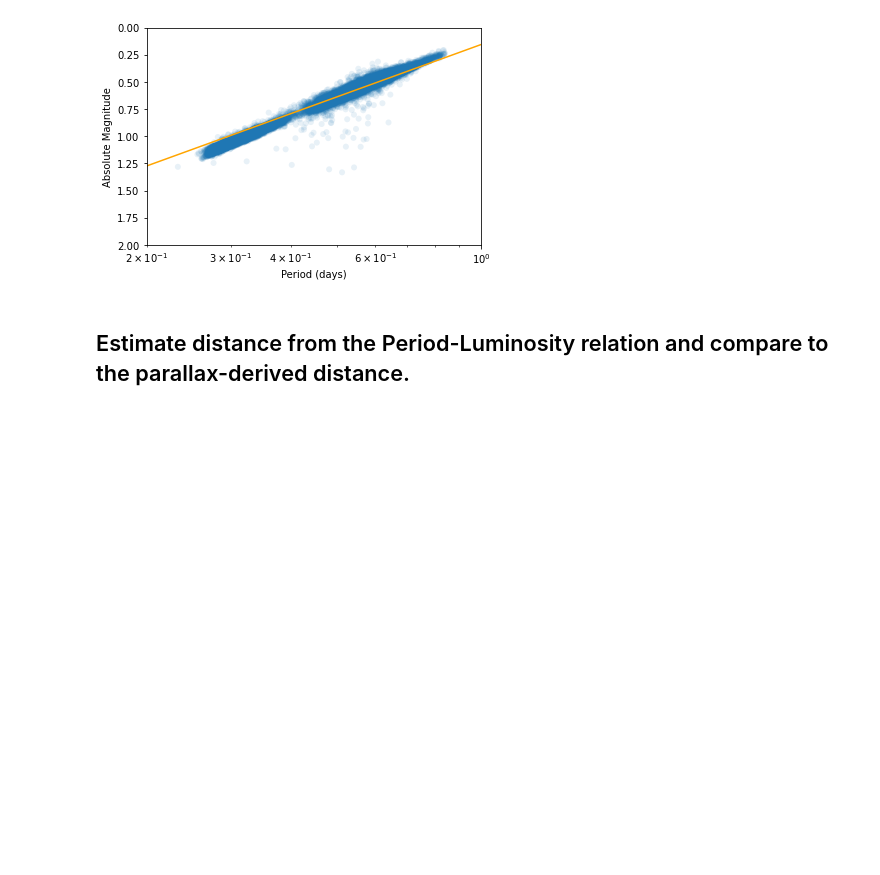
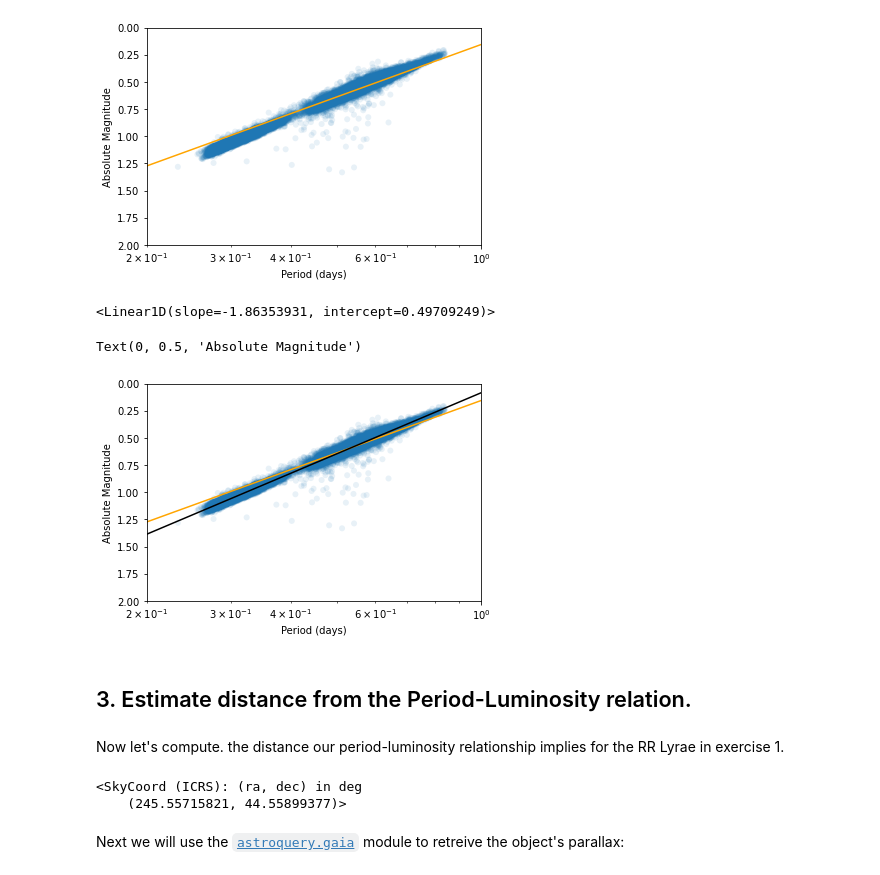
Before and after one commit to ebellm/ztf_exercises, a Jupyter notebook: notebooks/RRLyr_Period-Luminosity.ipynb, the cells around one changed output. Drawn from its saved outputs; the diff is of its cells as text; code cells hidden in the pictures; blank space fills up the shorter version.

```diff
--- a/notebooks/RRLyr_Period-Luminosity.ipynb
+++ b/notebooks/RRLyr_Period-Luminosity.ipynb
@@ -210,5 +297,46 @@ plt.ylabel('Absolute Magnitude')
 # %% [output]
 Text(0, 0.5, 'Absolute Magnitude')
 [figure]
+# %%
+# initialize a linear fitter
+fit = fitting.LinearLSQFitter()
+
+# initialize a linear model
+line_init = models.Linear1D()
+x = np.log10(tbl[wgood]['best_period']/0.6)
+y = tbl[wgood]['abs_mag_r']
+fitted_line = fit(line_init, x, y)
+# %%
+fitted_line
+# %% [output]
+<Linear1D(slope=-1.86353931, intercept=0.49709249)>
+# %%
+plt.scatter(tbl[wgood]['best_period'],tbl[wgood]['abs_mag_r'],alpha=0.1,edgecolor='none')
+
+ps = np.logspace(-1,1,100)
+plt.plot(ps,period_luminosity_r(ps),color='orange')
+plt.plot(ps,fitted_line(np.log10(ps/0.6)),color='black')
+
+
+plt.xscale('log')
+
+
+plt.ylim(2,0)
+plt.xlim(2e-1,1)
+plt.xlabel('Period (days)')
+plt.ylabel('Absolute Magnitude')
+# %% [output]
+Text(0, 0.5, 'Absolute Magnitude')
+[figure, added]
 # %% [markdown]
-## Estimate distance from the Period-Luminosity relation and compare to the parallax-derived distance.
+## 3. Estimate distance from the Period-Luminosity relation.
+# %% [markdown]
+Now let's compute. the distance our period-luminosity relationship implies for the RR Lyrae in exercise 1.
+# %%
+ztf_src_sc = SkyCoord(mean_ra, mean_dec, unit='degree')
+ztf_src_sc
+# %% [output]
+<SkyCoord (ICRS): (ra, dec) in deg
+    (245.55715821, 44.55899377)>
+# %% [markdown]
+Next we will use the [`astroquery.gaia`](https://astroquery.readthedocs.io/en/latest/gaia/gaia.html) module to retreive the object's parallax:
```
Also changed, not shown: parts of 39 cells of this notebook, 1 other file.
